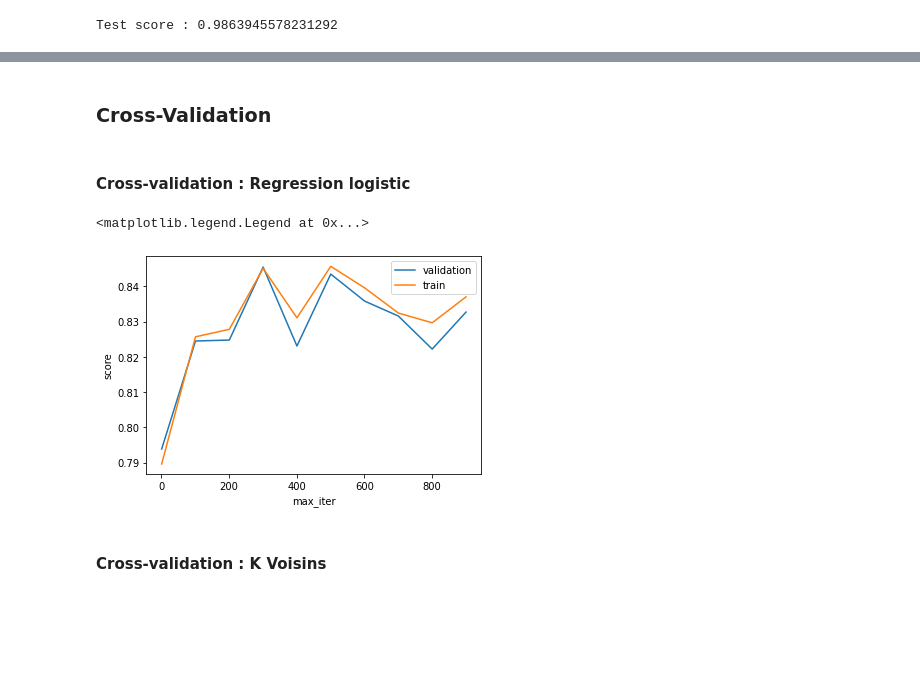
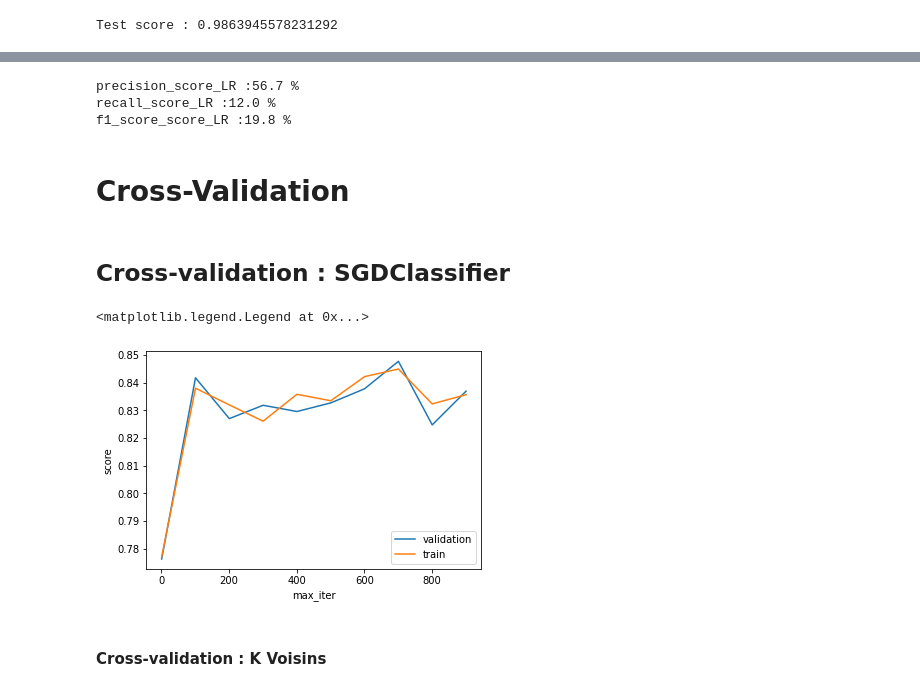
Before and after one commit to Killian-drh/Projet-HR-Analysis, a Jupyter notebook: NT_Projet_IA.ipynb, the cells around one changed output, grey strips where cells are left out. Drawn from its saved outputs; the diff is of its cells as text; code cells hidden in the pictures; blank space fills up the shorter version.

Commit message:
add precision and recall

```diff
--- a/NT_Projet_IA.ipynb
+++ b/NT_Projet_IA.ipynb
@@ -435,9 +439,10 @@ Test score : 0.8684807256235828
 # %%
 #Création de mon modèle avec full_pipeline et l'algo
-forest_reg = RandomForestClassifier(n_estimators=75,random_state=42)
+clf_RFC = RandomForestClassifier(n_estimators=75,random_state=42)
 #Entrainement du modèle
-forest_reg.fit(X_train, y_train)
+clf_RFC.fit(X_train, y_train)
 # Scoring
-print('Test score :', forest_reg.score(X_test, y_test))
+print('Test score :', clf_RFC.score(X_test, y_test))
+clf_RFC_predicted = clf_RFC.predict(X_test)
 # %% [output]
 Test score : 0.9863945578231292
@@ -454,0 +463,5 @@ Test score : 0.891156462585034
+# %%
+clf_linear_svc = LinearSVC(random_state=42, tol=1e-05)
+clf_linear_svc.fit(X_train, y_train)
+print('Test score : ', clf_linear_svc.score(X_test, y_test))
+clf_linear_svc_predicted = clf_linear_svc.predict(X_test)
@@ -454,0 +472,5 @@ Test score : 0.891156462585034
+# %%
+clf_LR = LogisticRegression(random_state=42)
+clf_LR.fit(X_train, y_train)
+print('Test score : ', clf_LR.score(X_test, y_test))
+clf_LR_predicted = clf_LR.predict(X_test)
@@ -455,40 +608,48 @@ Test score : 0.891156462585034
+# %%
+print("precision_score_LR :" + str(round(precision_score_LR*100,1))+" %")
+print("recall_score_LR :" + str(round(recall_score_LR*100,1))+ " %")
+print("f1_score_score_LR :" + str(round(f1_score_score_LR*100,1)) + " %")
+# %% [output]
+precision_score_LR :56.7 %
+recall_score_LR :12.0 %
+f1_score_score_LR :19.8 %
 # %% [markdown]
-### Cross-Validation
+# Cross-Validation
-# %% [markdown]
-#### Cross-validation : Regression logistic
 # %%
 from sklearn.model_selection import cross_val_score
 val_score_sdg = []
 val_score_kneighbors = []
 val_score_rfc = []
+# %% [markdown]
+## Cross-validation : SGDClassifier
 # %%
-# Calcul du score de cross validationn en splitant notre train set en 5 jeux de données
+{'kernel': 'poly'}# Calcul du score de cross validationn en splitant notre train set en 5 jeux de données
 # et en testant k_neighbors=1 < 50, k++
 #for k in range(10, 1000):
 #    score = cross_val_score(SGDClassifier(max_iter = k), X_train, y_train, cv=5, scoring='accuracy').mean()
 #    val_score_sdg.append(score)
 #    k = k + 50
 
 #print(val_score_sdg)
 #Affichage du tableau de valeur des score
 #plt.plot(val_score_sdg)
 
 # Calcul du score de cross validationn en splitant notre train set en 5 jeux de données
 # et en testant k_neighbors=1 < 50, k++
 model = SGDClassifier()
 k = np.arange(start=1, stop=1000, step=100)
 
 train_score, val_score = validation_curve(model, X_train, y_train,"max_iter", k, cv=5)
 
 plt.plot(k,val_score.mean(axis=1), label='validation')
 plt.plot(k, train_score.mean(axis=1), label='train')
 
 plt.ylabel('score')
 plt.xlabel('max_iter')
 plt.legend()
 # %% [output]
 <matplotlib.legend.Legend at 0x...>
-[figure, old version]
+[figure, new version]
 # %% [markdown]
 #### Cross-validation : K Voisins
 # %%
```
Also changed, not shown: parts of 92 cells of this notebook.
